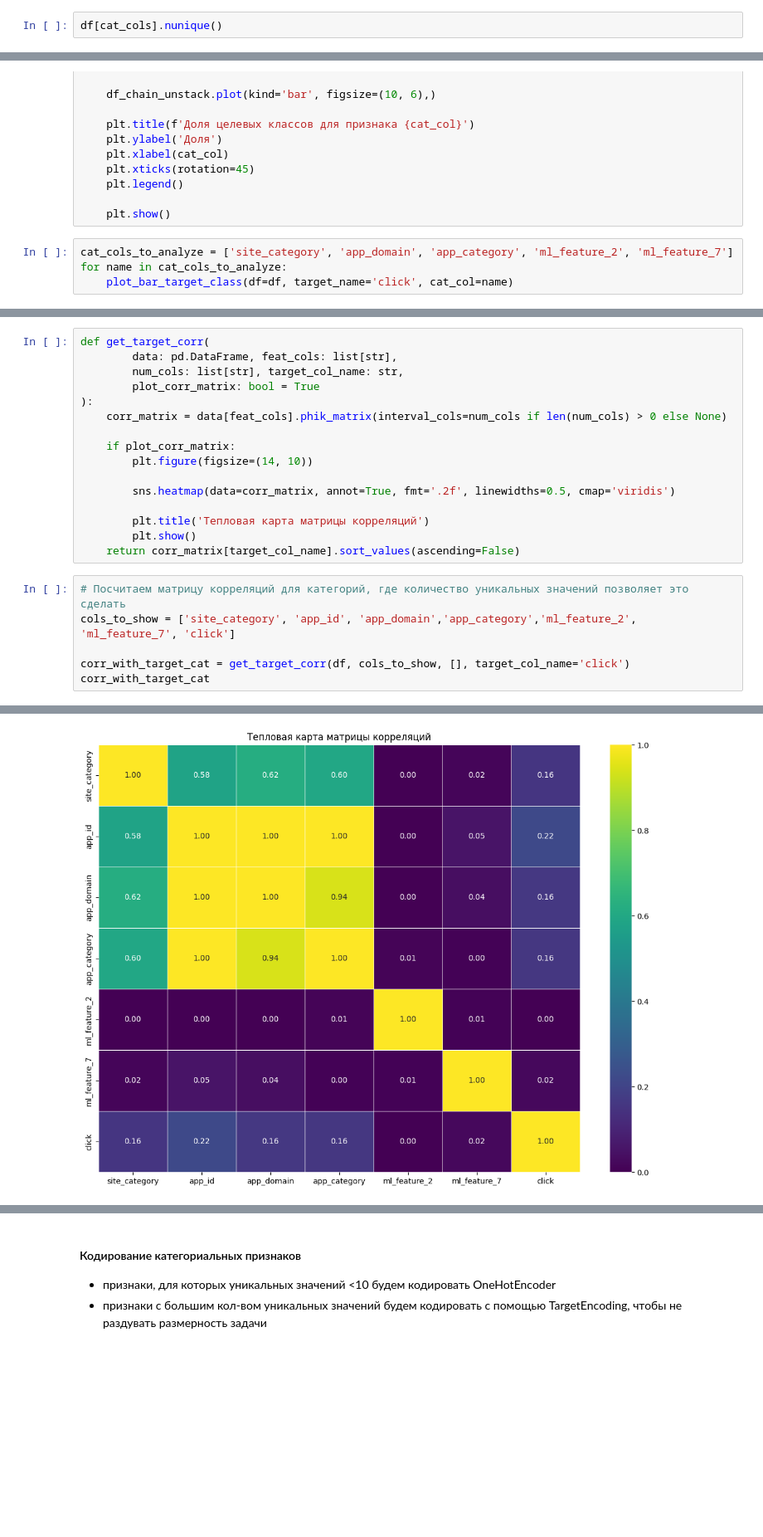
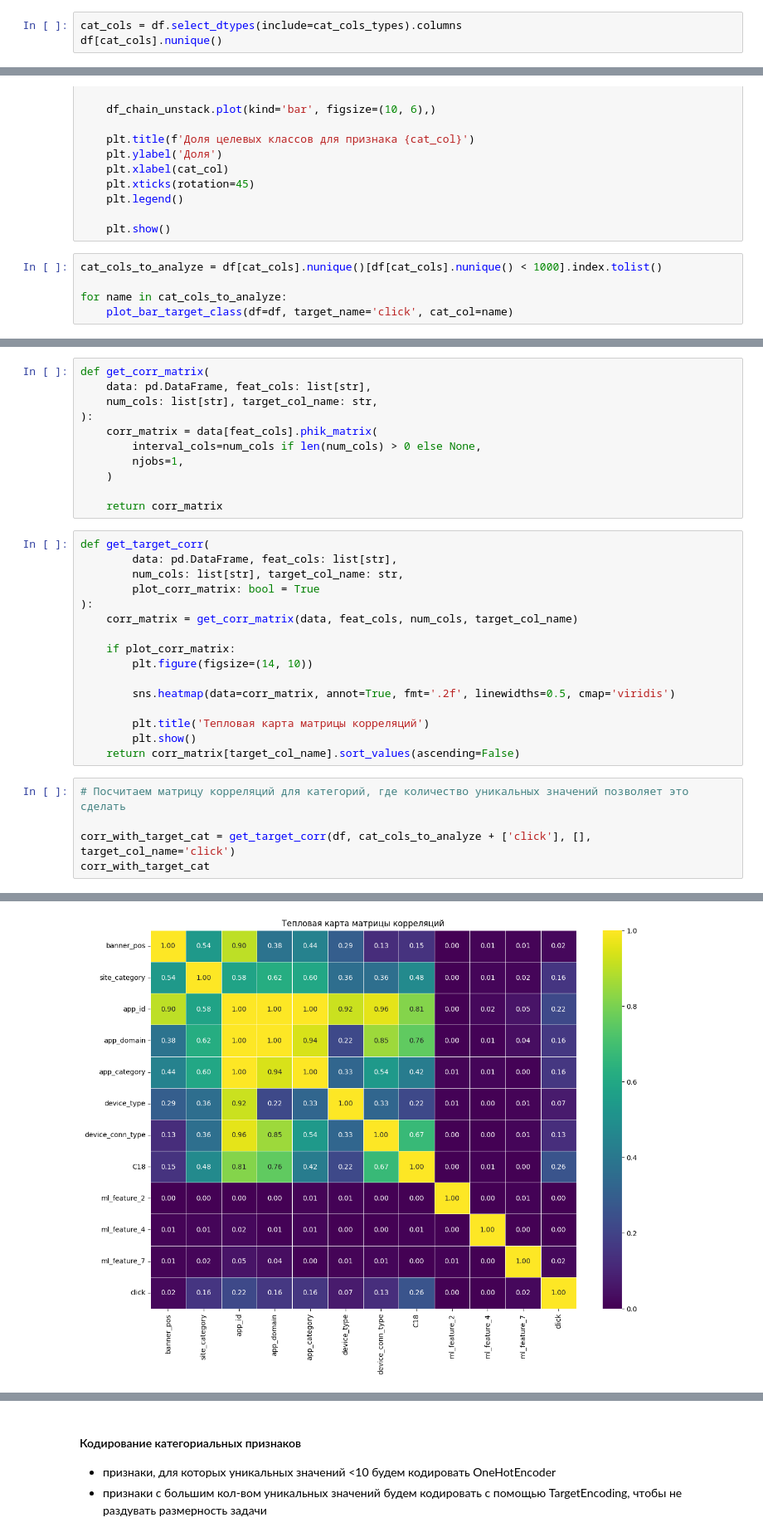
Before and after one commit to Plakhotniuk/practicum_ds, a Jupyter notebook: ml/svm/project.ipynb, the cells around one changed output, grey strips where cells are left out. Shown at 83% size. Saved outputs shown, nothing was run; the diff lists cells and outputs as text; blank space fills up the shorter version.

```diff
--- a/ml/svm/project.ipynb
+++ b/ml/svm/project.ipynb
@@ -188,3 +207,4 @@ Name: count, dtype: float64
 # %%
+cat_cols = df.select_dtypes(include=cat_cols_types).columns
 df[cat_cols].nunique()
 # %% [output]
@@ -223,7 +248,8 @@ def plot_bar_target_class(df: pd.DataFrame, target_name: str, cat_col: str):
 
     plt.show()
 # %%
-cat_cols_to_analyze = ['site_category', 'app_domain', 'app_category', 'ml_feature_2', 'ml_feature_7']
+cat_cols_to_analyze = df[cat_cols].nunique()[df[cat_cols].nunique() < 1000].index.tolist()
+
 for name in cat_cols_to_analyze:
     plot_bar_target_class(df=df, target_name='click', cat_col=name)
 # %% [output]
@@ -249,10 +282,21 @@ Index(['site_id', 'site_domain', 'site_category', 'app_id', 'app_domain',
+# %%
+def get_corr_matrix(
+    data: pd.DataFrame, feat_cols: list[str],
+    num_cols: list[str], target_col_name: str,
+):
+    corr_matrix = data[feat_cols].phik_matrix(
+        interval_cols=num_cols if len(num_cols) > 0 else None,
+        njobs=1,
+    )
+
+    return corr_matrix
 # %%
 def get_target_corr(
         data: pd.DataFrame, feat_cols: list[str],
         num_cols: list[str], target_col_name: str,
         plot_corr_matrix: bool = True
 ):
-    corr_matrix = data[feat_cols].phik_matrix(interval_cols=num_cols if len(num_cols) > 0 else None)
+    corr_matrix = get_corr_matrix(data, feat_cols, num_cols, target_col_name)
 
     if plot_corr_matrix:
         plt.figure(figsize=(14, 10))
@@ -264,10 +308,9 @@ def get_target_corr(
     return corr_matrix[target_col_name].sort_values(ascending=False)
 # %%
 # Посчитаем матрицу корреляций для категорий, где количество уникальных значений позволяет это сделать
-cols_to_show = ['site_category', 'app_id', 'app_domain','app_category','ml_feature_2', 'ml_feature_7', 'click']
 
-corr_with_target_cat = get_target_corr(df, cols_to_show, [], target_col_name='click')
+corr_with_target_cat = get_target_corr(df, cat_cols_to_analyze + ['click'], [], target_col_name='click')
 corr_with_target_cat
 # %% [output]
 interval columns not set, guessing: ['click']
-[figure, old version]
+[figure, new version]
```
Also changed, not shown: parts of 147 cells of this notebook, 4 other files.
